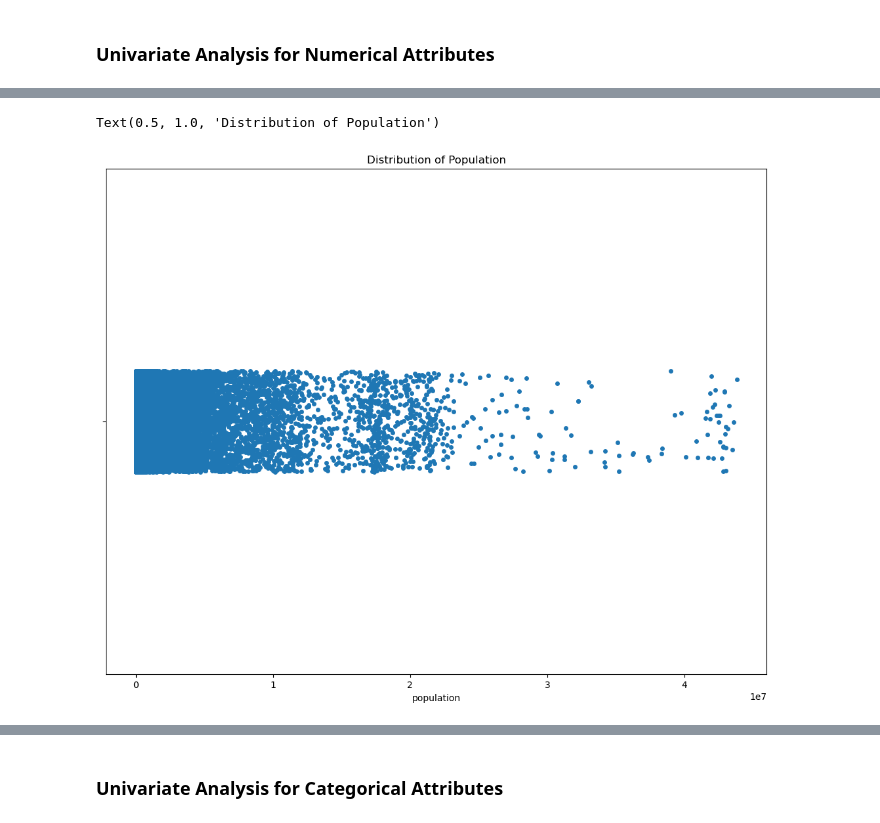
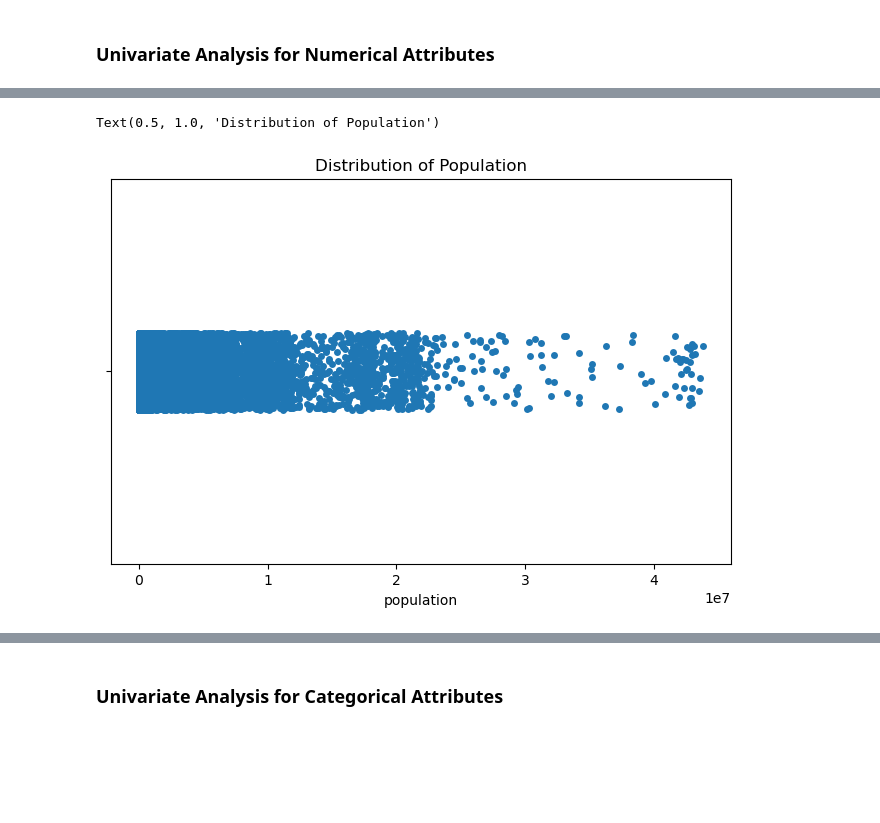
Before and after one commit to liptika/Machine_Learning_Projects, a Jupyter notebook: Suicide_Rate_Prediction/Suicide_Rate_Prediction.ipynb, the cells around one changed output, grey strips where cells are left out. Drawn from its saved outputs; the diff is of its cells as text; code cells hidden in the pictures; blank space fills up the shorter version.

```diff
--- a/Suicide_Rate_Prediction/Suicide_Rate_Prediction.ipynb
+++ b/Suicide_Rate_Prediction/Suicide_Rate_Prediction.ipynb
@@ -266,7 +255,7 @@ Text(0.5, 1.0, 'Distribution of Population')
 # %%
-plt.figure(figsize = (13,10))
+plt.figure(figsize = (8,5))
 sns.stripplot(x = 'population',data = df)
 plt.title("Distribution of Population")
 # %% [output]
 Text(0.5, 1.0, 'Distribution of Population')
-[figure, old version]
+[figure, new version]
```
Also changed, not shown: parts of 90 cells of this notebook.
